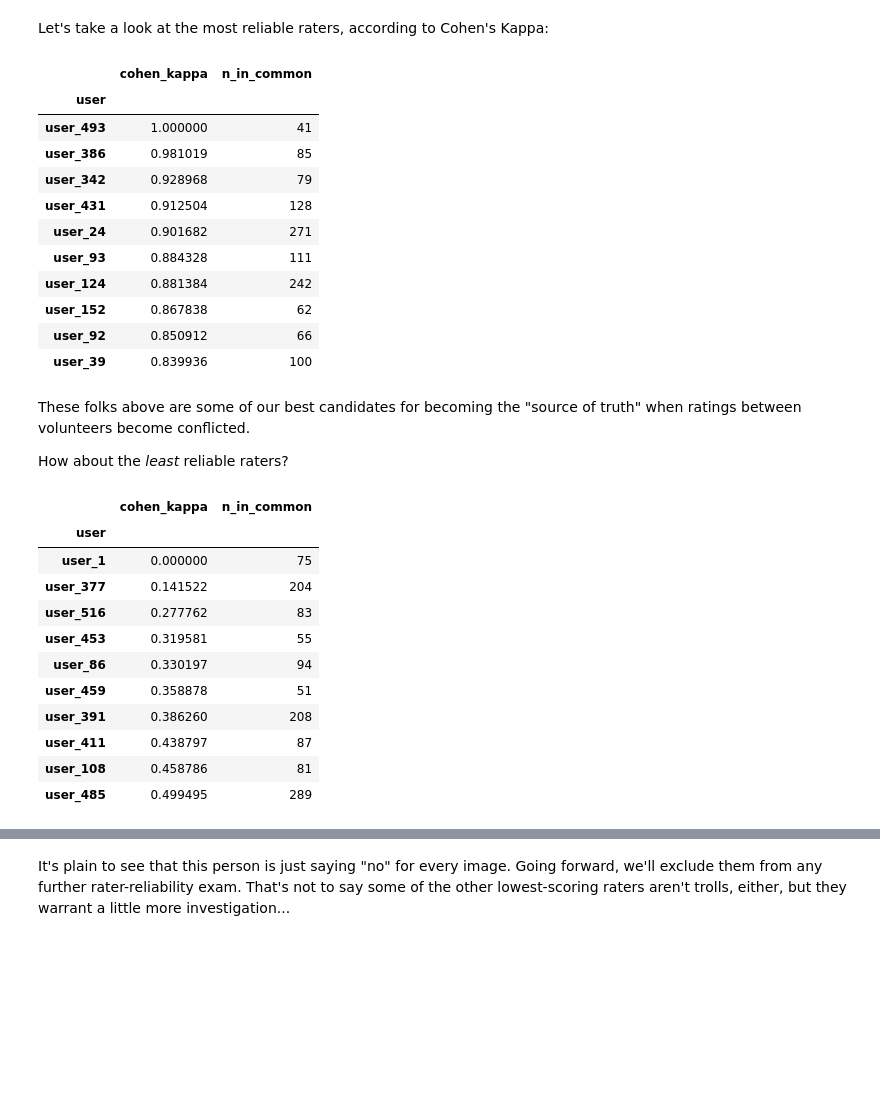
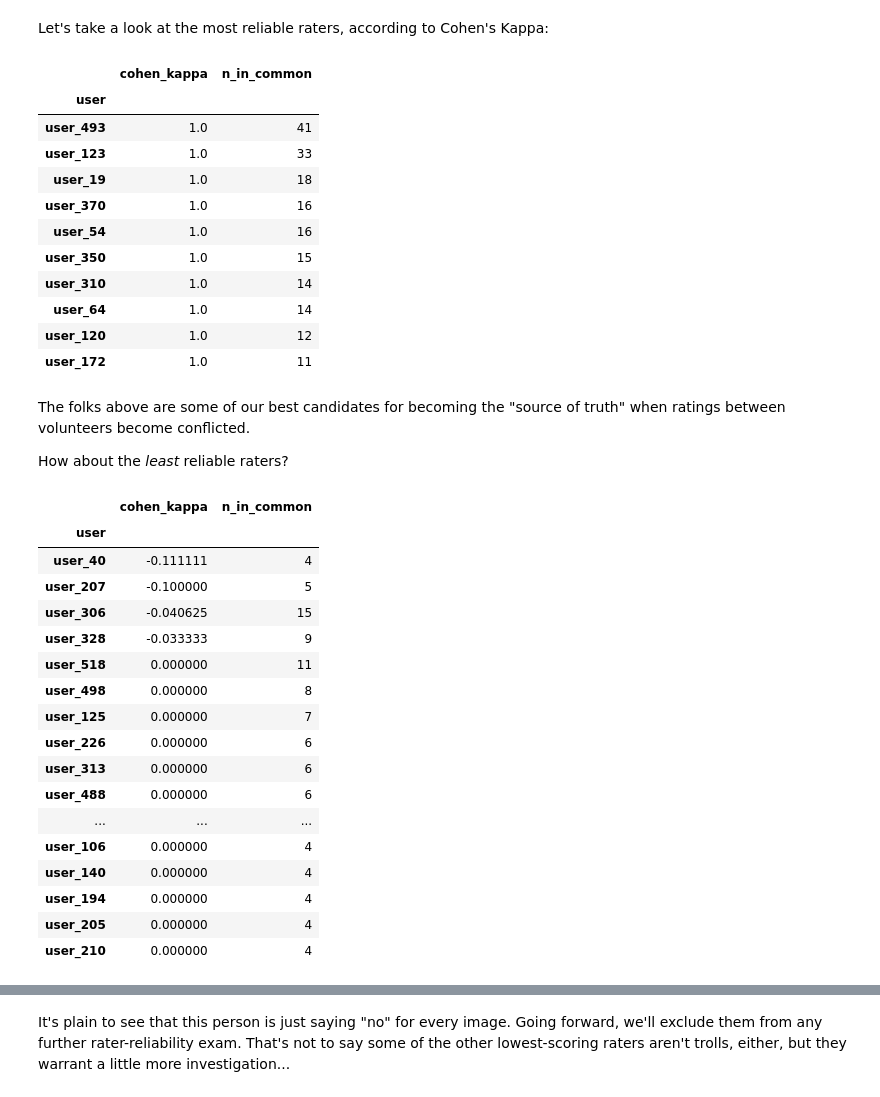
Before and after one commit to jake-mason/mapping-prejudice, a Jupyter notebook: Mapping Prejudice Exploratory.ipynb, the cells around one changed output, grey strips where cells are left out. Drawn from its saved outputs; the diff is of its cells as text; code cells hidden in the pictures; blank space fills up the shorter version.

```diff
--- a/Mapping Prejudice Exploratory.ipynb
+++ b/Mapping Prejudice Exploratory.ipynb
@@ -281,7 +283,7 @@ df = orig.copy(deep=True)
 df.sort_values('Class_Date', ascending=False, inplace=True)
 
 # filter to just look at the top n volunteers
-df = df[df['User_Name'].isin(top_n_volunteers)]
+#df = df[df['User_Name'].isin(top_n_volunteers)]
 
 df.drop_duplicates(subset=['User_Name', 'Image_ID'], inplace=True)
 # %% [markdown]
@@ -361,22 +363,7 @@ for user, user_df in df.groupby('User_Name'):
                     }
                 )
 
-# This `drop_duplicates` call creates some trouble below when grouping on `user`...
-# Values in the "user" column for some users
-# will be dropped because they're already captured by drop_dupe
-
-# Consider this example
-# df = pd.DataFrame({'user': ['a', 'b', 'c'], 'other_user': ['b', 'a', 'a']})
-# df['key_no_dupe'] = list(map(frozenset, df[['user', 'other_user']].values))
-# df.drop_duplicates(['key_no_dupe'])
-#   other_user user key_no_dupe
-#0          b    a      (b, a)
-#2          a    c      (c, a)
-# `b` won't exist when grouping on 'user'
-
-agreement_df = (pd.DataFrame
-                .from_records(overlap))
-#                .drop_duplicates(subset=['user_together_drop_dupe']))
+agreement_df = pd.DataFrame.from_records(overlap)
 # %% [markdown]
 Here's a sample of the dataframe we just put together:
 # %%
@@ -399,36 +386,42 @@ Let's take a look at the most reliable raters, according to Cohen's Kappa:
 # %% [output]
 |  | cohen_kappa | n_in_common |
 | user |  |  |
-| user_493 | 1.000000 | 41 |
-| user_386 | 0.981019 | 85 |
-| user_342 | 0.928968 | 79 |
-| user_431 | 0.912504 | 128 |
-| user_24 | 0.901682 | 271 |
-| user_93 | 0.884328 | 111 |
-| user_124 | 0.881384 | 242 |
-| user_152 | 0.867838 | 62 |
-| user_92 | 0.850912 | 66 |
-| user_39 | 0.839936 | 100 |
+| user_493 | 1.0 | 41 |
+| user_123 | 1.0 | 33 |
+| user_19 | 1.0 | 18 |
+| user_370 | 1.0 | 16 |
+| user_54 | 1.0 | 16 |
+| user_350 | 1.0 | 15 |
+| user_310 | 1.0 | 14 |
+| user_64 | 1.0 | 14 |
+| user_120 | 1.0 | 12 |
+| user_172 | 1.0 | 11 |
 # %% [markdown]
-These folks above are some of our best candidates for becoming the "source of truth" when ratings between volunteers become conflicted.
+The folks above are some of our best candidates for becoming the "source of truth" when ratings between volunteers become conflicted.
 
 How about the *least* reliable raters?
 # %%
 (agreement_df
  .groupby('user')[['cohen_kappa', 'n_in_common']]
  .agg({'cohen_kappa': np.mean, 'n_in_common': np.sum})
- .sort_values(by=['cohen_kappa', 'n_in_common'], ascending=True)
- .head(10))
+ .sort_values(by=['cohen_kappa', 'n_in_common'], ascending=[True, False])
+ .head(20))
 # %% [output]
 |  | cohen_kappa | n_in_common |
 | user |  |  |
-| user_1 | 0.000000 | 75 |
-| user_377 | 0.141522 | 204 |
-| user_516 | 0.277762 | 83 |
-| user_453 | 0.319581 | 55 |
-| user_86 | 0.330197 | 94 |
-| user_459 | 0.358878 | 51 |
-| user_391 | 0.386260 | 208 |
-| user_411 | 0.438797 | 87 |
-| user_108 | 0.458786 | 81 |
-| user_485 | 0.499495 | 289 |
+| user_40 | -0.111111 | 4 |
+| user_207 | -0.100000 | 5 |
+| user_306 | -0.040625 | 15 |
+| user_328 | -0.033333 | 9 |
+| user_518 | 0.000000 | 11 |
+| user_498 | 0.000000 | 8 |
+| user_125 | 0.000000 | 7 |
+| user_226 | 0.000000 | 6 |
+| user_313 | 0.000000 | 6 |
+| user_488 | 0.000000 | 6 |
+| ... | ... | ... |
+| user_106 | 0.000000 | 4 |
+| user_140 | 0.000000 | 4 |
+| user_194 | 0.000000 | 4 |
+| user_205 | 0.000000 | 4 |
+| user_210 | 0.000000 | 4 |
```
Also changed, not shown: parts of 37 cells of this notebook, 2 other files.
